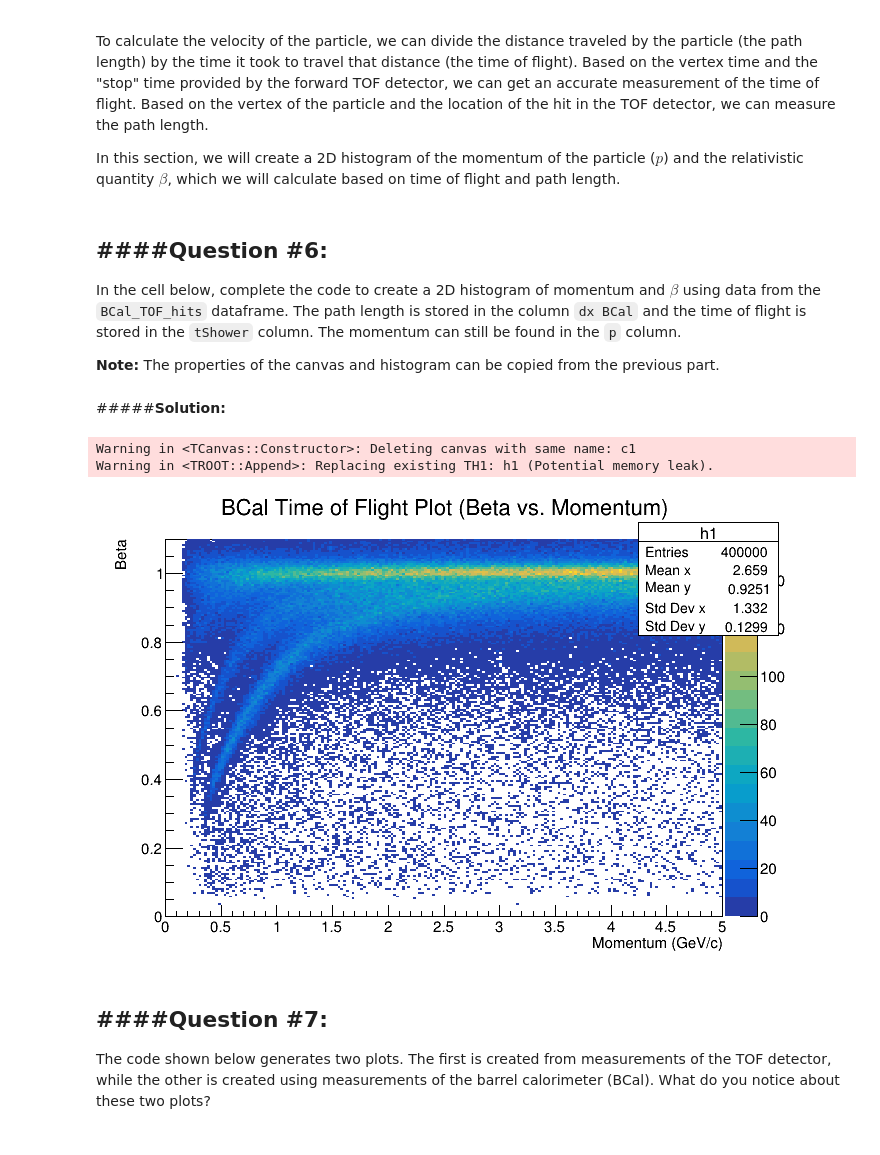
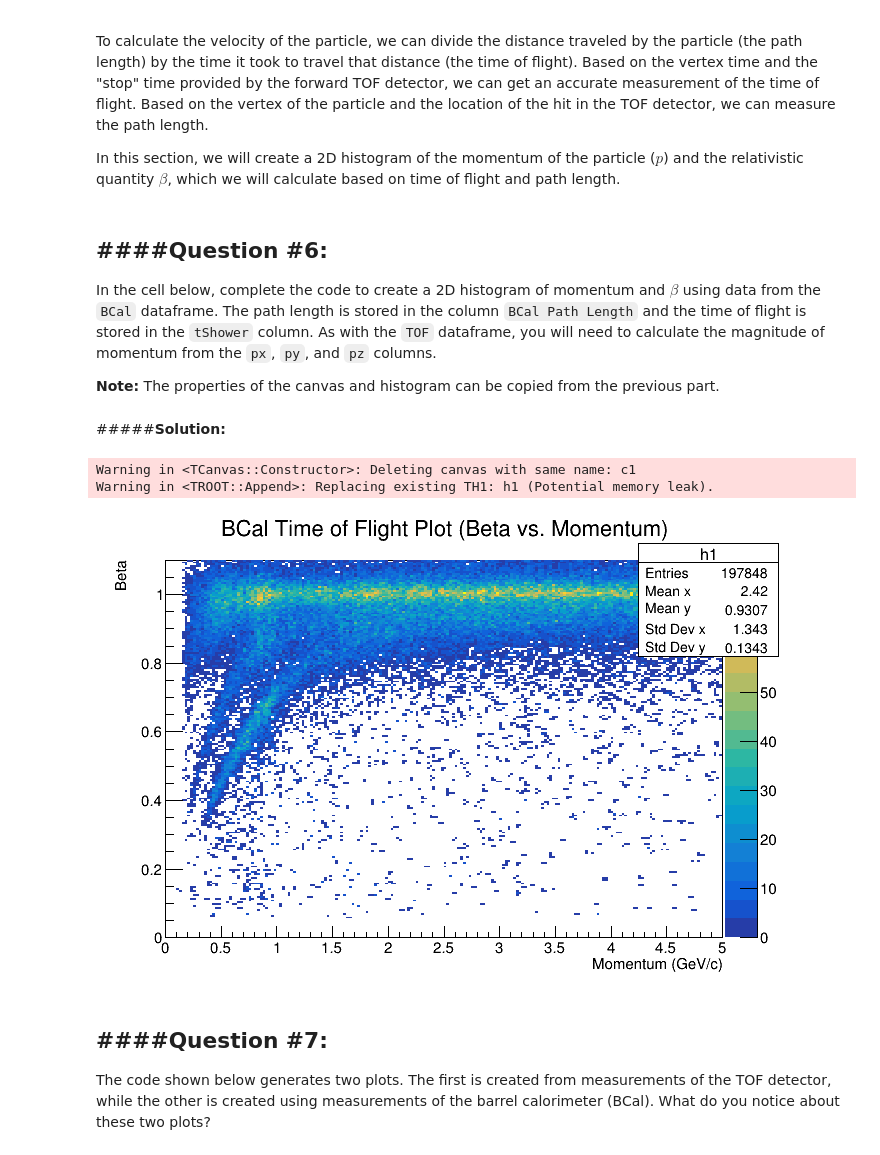
Before and after one commit to duberii/pid-playground, a Jupyter notebook: activities/Time_of_Flight.ipynb, the cells around one changed output. Saved outputs shown, nothing was run; the diff lists cells and outputs as text; code cells hidden in the pictures.

```diff
--- a/activities/Time_of_Flight.ipynb
+++ b/activities/Time_of_Flight.ipynb
@@ -317,6 +308,7 @@ Complete the loop in the cell below to use the Fill method of the TH2D object to
 
 **Hint:** Remember that the path lengths are in centimeters and the time of flight is in nanoseconds when calculating $\beta$.
 # %%
+TOF['p'] = #Complete this code
 for row in #Complete this code
   #Complete this code
 h1.Draw('COLZ')
@@ -324,8 +316,9 @@ gROOT.GetListOfCanvases().Draw()
 # %% [markdown]
 #####**Solution:**
 # %%
-for row in TOF_hits.iloc:
-  v = row['dx']/row['TOF']
+TOF['p'] = (TOF['px']**2 + TOF['py']**2 + TOF['pz']**2)**0.5
+for row in TOF.iloc:
+  v = row['TOF Path Length']/row['TOF Time of Flight']
   beta = v/30              #We divide v by the speed of light in cm/ns
   h1.Fill(row['p'], beta)
 h1.Draw('COLZ')
@@ -363,7 +356,7 @@ In this section, we will create a 2D histogram of the momentum of the particle (
 ####**Question #6:**
 ---
 
-In the cell below, complete the code to create a 2D histogram of momentum and $\beta$ using data from the `BCal_TOF_hits` dataframe. The path length is stored in the column `dx BCal` and the time of flight is stored in the `tShower` column. The momentum can still be found in the `p` column.
+In the cell below, complete the code to create a 2D histogram of momentum and $\beta$ using data from the `BCal` dataframe. The path length is stored in the column `BCal Path Length` and the time of flight is stored in the `tShower` column. As with the `TOF` dataframe, you will need to calculate the magnitude of momentum from the `px`, `py`, and `pz` columns.
 
 **Note:** The properties of the canvas and histogram can be copied from the previous part.
 # %%
@@ -378,16 +371,17 @@ gROOT.GetListOfCanvases().Draw()
 # %%
 canvas = TCanvas("c1","Time of Flight Plot",700,500)
 h1 = TH2D("h1","BCal Time of Flight Plot (Beta vs. Momentum);Momentum (GeV/c);Beta",200,0,5,200,0,1.1)
-for row in BCal_TOF_hits.iloc:
-  v = row['dx BCal']/row['tShower']
+BCal['p'] = (BCal['px']**2 + BCal['py']**2 + BCal['pz']**2)**0.5
+for row in BCal.iloc:
+  v = row['BCal Path Length']/row['tShower']
   beta = v/30              #We divide v by the speed of light in cm/ns
   h1.Fill(row['p'], beta)
 h1.Draw('COLZ')
 gROOT.GetListOfCanvases().Draw()
 # %% [output]
 Warning in <TCanvas::Constructor>: Deleting canvas with same name: c1
 Warning in <TROOT::Append>: Replacing existing TH1: h1 (Potential memory leak).
-[figure, old version]
+[figure, new version]
 # %% [markdown]
 ####**Question #7:**
 ---
```
Also changed, not shown: parts of 18 cells of this notebook.
